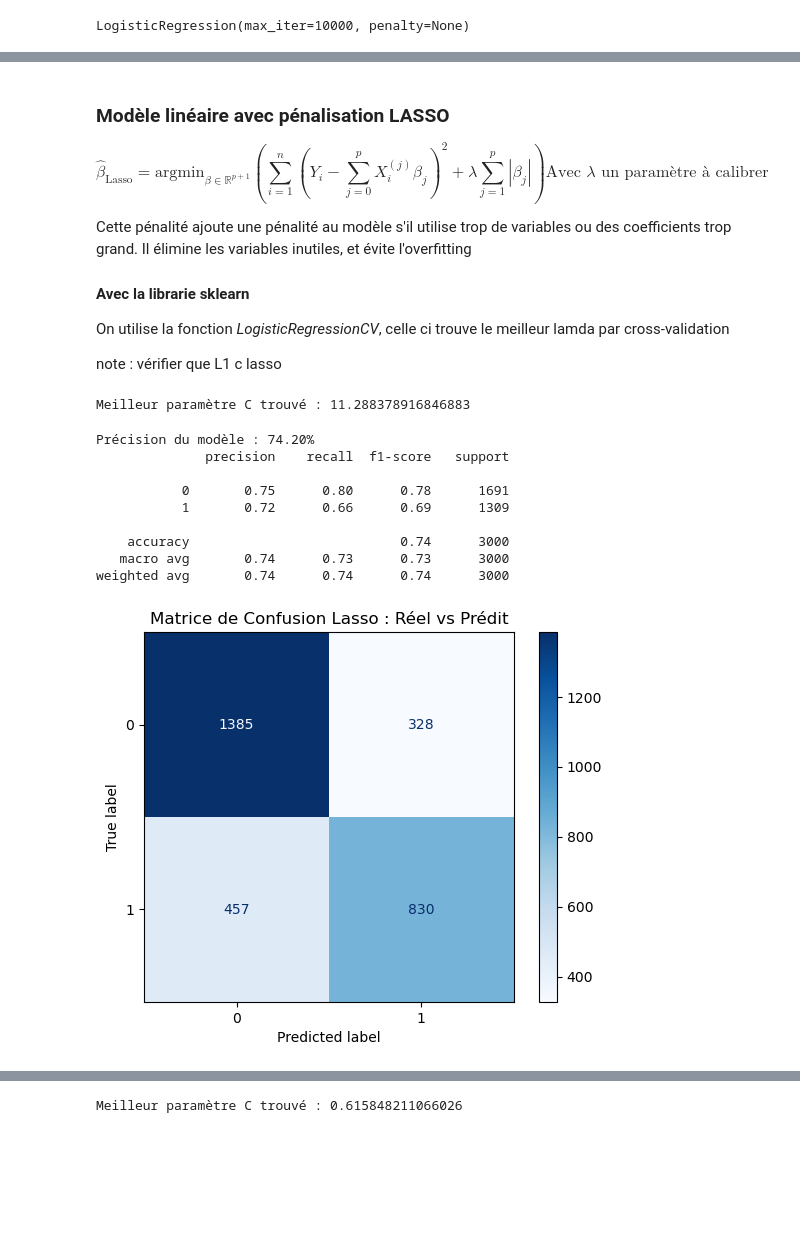
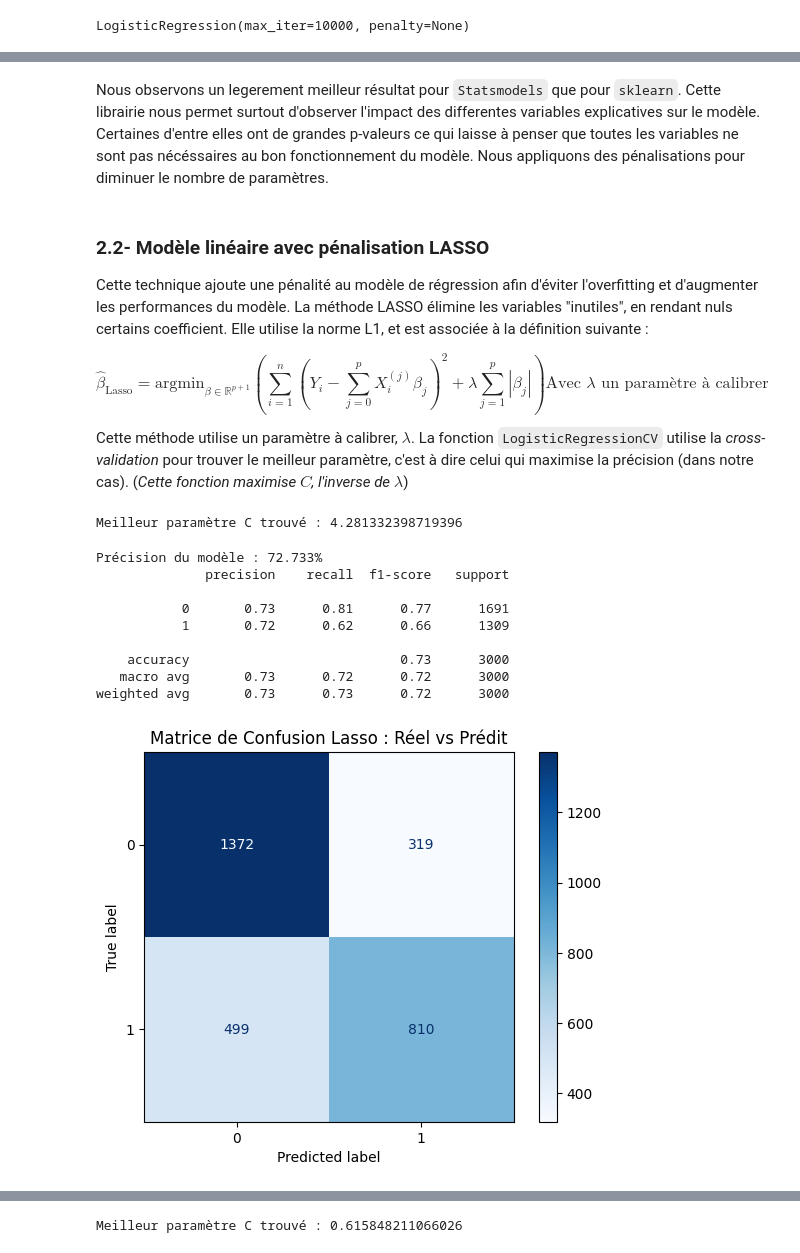
Before and after one commit to Jeanne-mrq/projet-MLBBL, a Jupyter notebook: Notebook_python.ipynb, the cells around one changed output, grey strips where cells are left out. Saved outputs shown, nothing was run; the diff lists cells and outputs as text; code cells hidden in the pictures; blank space fills up the shorter version.

Commit message:
ajout jusqu'à reseau de neurones

```diff
--- a/Notebook_python.ipynb
+++ b/Notebook_python.ipynb
@@ -202,7 +203,7 @@ health_target = health['Heart_Disease_Risk']
 
 health_features = health.drop(['Heart_Disease_Risk', 'Patient_ID'], axis=1)# Patient_ID est une variable catégorielle qui n'apporte pas d'information pour la prédiction
 
-health_features = pd.get_dummies(health_features, columns=['Gender', 'Smoking_Status', 'Family_History', 'Alcohol_Consumption','Stress_Level','Sleep_Hours'], drop_first=True)
+health_features = pd.get_dummies(health_features, columns=['Gender', 'Smoking_Status', 'Family_History', 'Alcohol_Consumption'], drop_first=True)
 # %% [markdown]
 **NOTE: tjr meme question est ce que les stress level etc doivent être en dummies**
 # %% [markdown]
@@ -320,55 +343,54 @@ Sleep_Hours_10             -0.0099      0.023     -0.425      0.671      -0.055
+# %% [markdown]
+Nous observons un legerement meilleur résultat pour `Statsmodels` que pour `sklearn`. Cette librairie nous permet surtout d'observer l'impact des differentes variables explicatives sur le modèle. Certaines d'entre elles ont de grandes p-valeurs ce qui laisse à penser que toutes les variables ne sont pas nécéssaires au bon fonctionnement du modèle. Nous appliquons des pénalisations pour diminuer le nombre de paramètres.
 # %% [markdown]
-### Modèle linéaire avec pénalisation LASSO
+### 2.2- Modèle linéaire avec pénalisation LASSO
+
+Cette technique ajoute une pénalité au modèle de régression afin d'éviter l'overfitting et d'augmenter les performances du modèle. La méthode LASSO élimine les variables "inutiles", en rendant nuls certains coefficient. Elle utilise la norme L1, et est associée à la définition suivante :
 
 $$\widehat{\beta}_{\text{Lasso}} = \text{argmin}_{\beta \in \mathbb{R}^{p+1}} \left( \sum_{i=1}^{n} (Y_i - \sum_{j=0}^{p} X_i^{(j)}\beta_j)^2 + \lambda \sum_{j=1}^{p} |\beta_j| \right) \text{Avec } \lambda \text{ un paramètre à calibrer }$$
 
-Cette pénalité ajoute une pénalité au modèle s'il utilise trop de variables ou des coefficients trop grand. Il élimine les variables inutiles, et évite l'overfitting
 
-#### Avec la librarie sklearn
-
-On utilise la fonction *LogisticRegressionCV*, celle ci trouve le meilleur lamda par cross-validation
-
-note : vérifier que L1 c lasso
+Cette méthode utilise un paramètre à calibrer, $\lambda$. La fonction `LogisticRegressionCV` utilise la *cross-validation* pour trouver le meilleur paramètre, c'est à dire celui qui maximise la précision (dans notre cas). (*Cette fonction maximise $C$, l'inverse de $\lambda$*)
 # %%
 from sklearn.linear_model import LogisticRegressionCV
 
-# on fait une validation à cs=5 plis et on teste 20 valeurs de C différentes (inverse de lambda, le paramètre de régularisation)
-logReg_lasso = LogisticRegressionCV(penalty='l1',solver='saga', max_iter=10000, cv=5, Cs=20) #L1= lasso. Saga doit être utilisé pour la pénalité L1 car le solveur par défaut (liblinear) ne supporte pas la pénalité L1
+# on fait une validation à cv=5 plis et on teste 20 valeurs de C différentes (inverse de lambda, le paramètre de régularisation)
+logReg_lasso = LogisticRegressionCV(penalty='l1',solver='liblinear', max_iter=10000, cv=5, Cs=20) #L1= lasso. Saga doit être utilisé pour la pénalité L1 car le solveur par défaut (liblinear) ne supporte pas la pénalité L1
 logReg_lasso.fit(Xs_train, Y_train)
 
 print(f"Meilleur paramètre C trouvé : {logReg_lasso.C_[0]}")
 # %% [output]
-Meilleur paramètre C trouvé : 11.288378916846883
+Meilleur paramètre C trouvé : 4.281332398719396
 # %%
 # Prédiction
-Y_pred_lrl = logReg_lasso.predict(Xs_test)
+Y_pred_lasso = logReg_lasso.predict(Xs_test)
 
 # Affichage du score (Précision globale)
-print(f"Précision du modèle : {accuracy_score(Y_test, Y_pred_lrl):.2%}")
+print(f"Précision du modèle : {accuracy_score(Y_test, Y_pred_lasso):.3%}")
 
 # Détail des performances (Précision, Rappel par classe)
-print(classification_report(Y_test, Y_pred_lrl))
+print(classification_report(Y_test, Y_pred_lasso))
 # %% [output]
-Précision du modèle : 74.20%
+Précision du modèle : 72.733%
               precision    recall  f1-score   support
 
-           0       0.75      0.80      0.78      1691
-           1       0.72      0.66      0.69      1309
+           0       0.73      0.81      0.77      1691
+           1       0.72      0.62      0.66      1309
 
-    accuracy                           0.74      3000
-   macro avg       0.74      0.73      0.73      3000
-weighted avg       0.74      0.74      0.74      3000
+    accuracy                           0.73      3000
+   macro avg       0.73      0.72      0.72      3000
+weighted avg       0.73      0.73      0.72      3000
 # %%
 # Générer la matrice
-cm = confusion_matrix(Y_test, Y_pred_lrl)
+cm = confusion_matrix(Y_test, Y_pred_lasso)
 
 disp = ConfusionMatrixDisplay(confusion_matrix=cm, display_labels=logReg_lasso.classes_)
 disp.plot(cmap=plt.cm.Blues)
 
 plt.title("Matrice de Confusion Lasso : Réel vs Prédit")
 plt.show()
 # %% [output]
-[figure, old version]
+[figure, new version]
 # %%
 coeffs_df = pd.DataFrame({
     'Variable': health_features.columns, # nom des colonnes, pour l'analyse d'importance des variables
```
Also changed, not shown: parts of 57 cells of this notebook, 1 other file.
